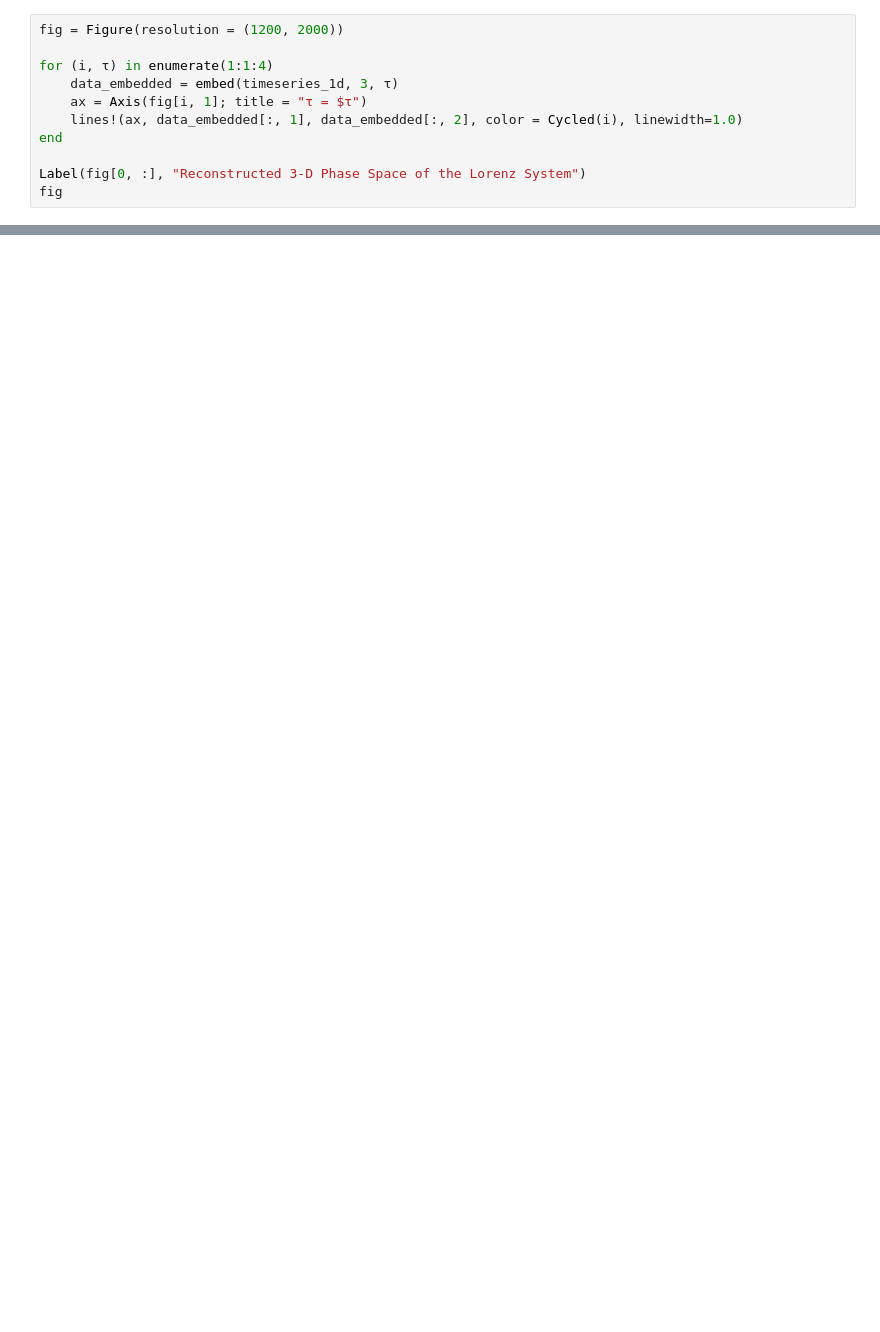
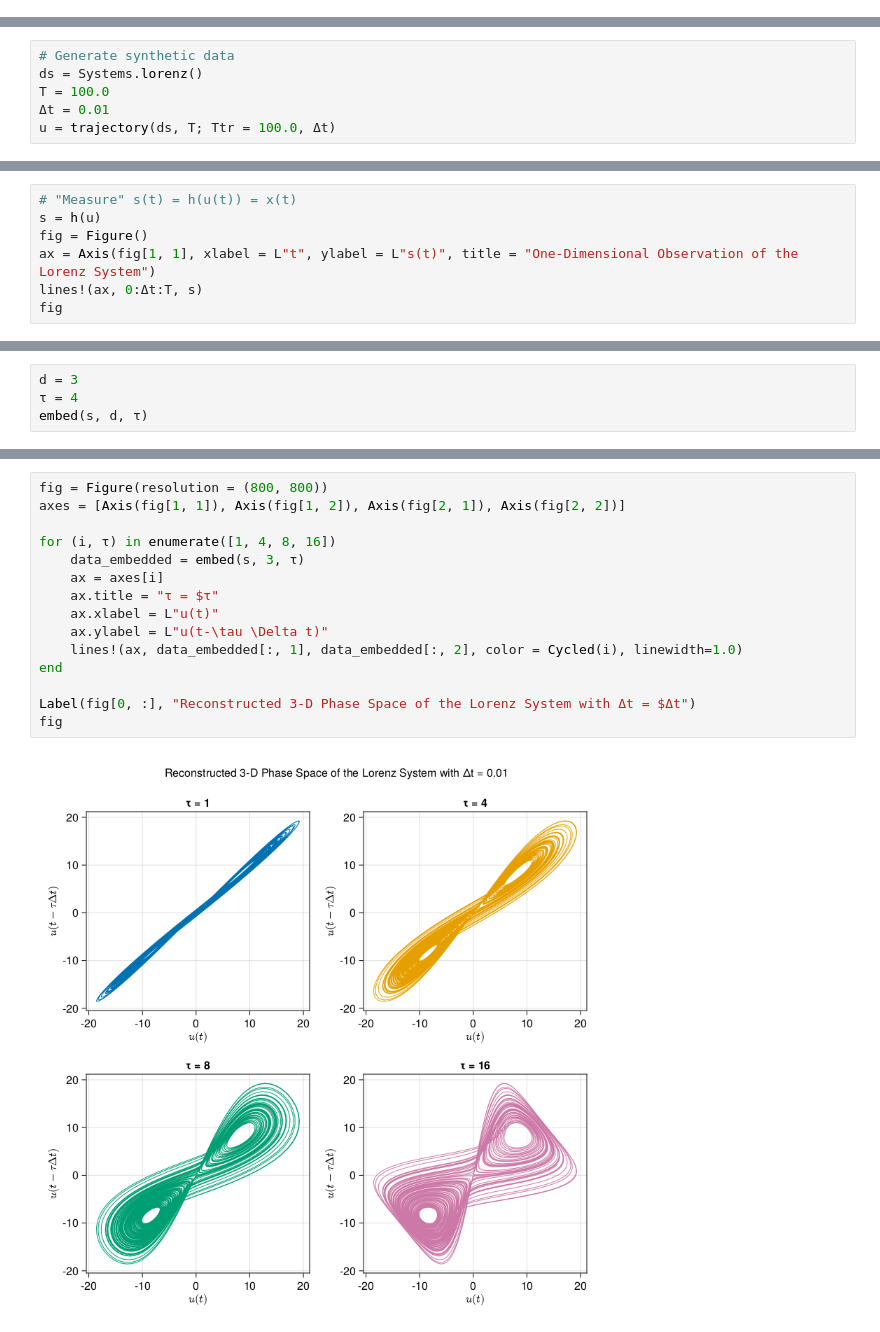
Before and after one commit to TUM-PIK-ESM/TUM-Dynamics-Lecture, a Jupyter notebook: lectures/lecture-6/lecture6.ipynb, the cells around one changed output, grey strips where cells are left out. Cells and saved outputs as stored; diff of their text form; blank space fills up the shorter version.

```diff
--- a/lectures/lecture-6/lecture6.ipynb
+++ b/lectures/lecture-6/lecture6.ipynb
@@ -68,11 +0,0 @@ Now let's attempt to reconstruct the phase space of this one-dimensional time se
-# %%
-fig = Figure(resolution = (1200, 2000))
-
-for (i, τ) in enumerate(1:1:4)
-    data_embedded = embed(timeseries_1d, 3, τ)
-    ax = Axis(fig[i, 1]; title = "τ = $τ")
-    lines!(ax, data_embedded[:, 1], data_embedded[:, 2], color = Cycled(i), linewidth=1.0)
-end
-
-Label(fig[0, :], "Reconstructed 3-D Phase Space of the Lorenz System")
-fig
@@ -454,0 +43,6 @@ However, in normal programs, where the atomic operation makes up just a small pr
+# %%
+# Generate synthetic data
+ds = Systems.lorenz()
+T = 100.0
+Δt = 0.01
+u = trajectory(ds, T; Ttr = 100.0, Δt)
@@ -454,0 +67,7 @@ However, in normal programs, where the atomic operation makes up just a small pr
+# %%
+# "Measure" s(t) = h(u(t)) = x(t)
+s = h(u)
+fig = Figure()
+ax = Axis(fig[1, 1], xlabel = L"t", ylabel = L"s(t)", title = "One-Dimensional Observation of the Lorenz System")
+lines!(ax, 0:Δt:T, s)
+fig
@@ -454,0 +78,4 @@ However, in normal programs, where the atomic operation makes up just a small pr
+# %%
+d = 3
+τ = 4
+embed(s, d, τ)
@@ -454,0 +102,17 @@ However, in normal programs, where the atomic operation makes up just a small pr
+# %%
+fig = Figure(resolution = (800, 800))
+axes = [Axis(fig[1, 1]), Axis(fig[1, 2]), Axis(fig[2, 1]), Axis(fig[2, 2])]
+
+for (i, τ) in enumerate([1, 4, 8, 16])
+    data_embedded = embed(s, 3, τ)
+    ax = axes[i]
+    ax.title = "τ = $τ"
+    ax.xlabel = L"u(t)"
+    ax.ylabel = L"u(t-\tau \Delta t)"
+    lines!(ax, data_embedded[:, 1], data_embedded[:, 2], color = Cycled(i), linewidth=1.0)
+end
+
+Label(fig[0, :], "Reconstructed 3-D Phase Space of the Lorenz System with Δt = $Δt")
+fig
+# %% [output]
+[figure, added]
```
Also changed, not shown: parts of 105 cells of this notebook, 5 other files.
